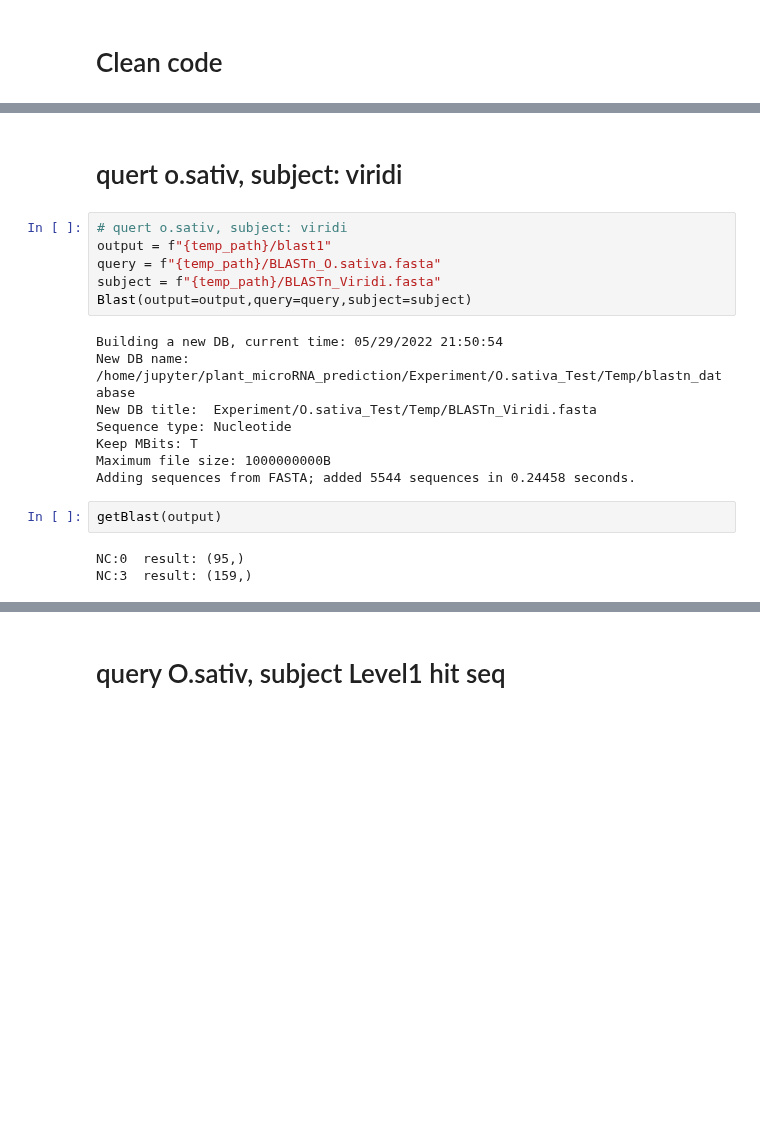
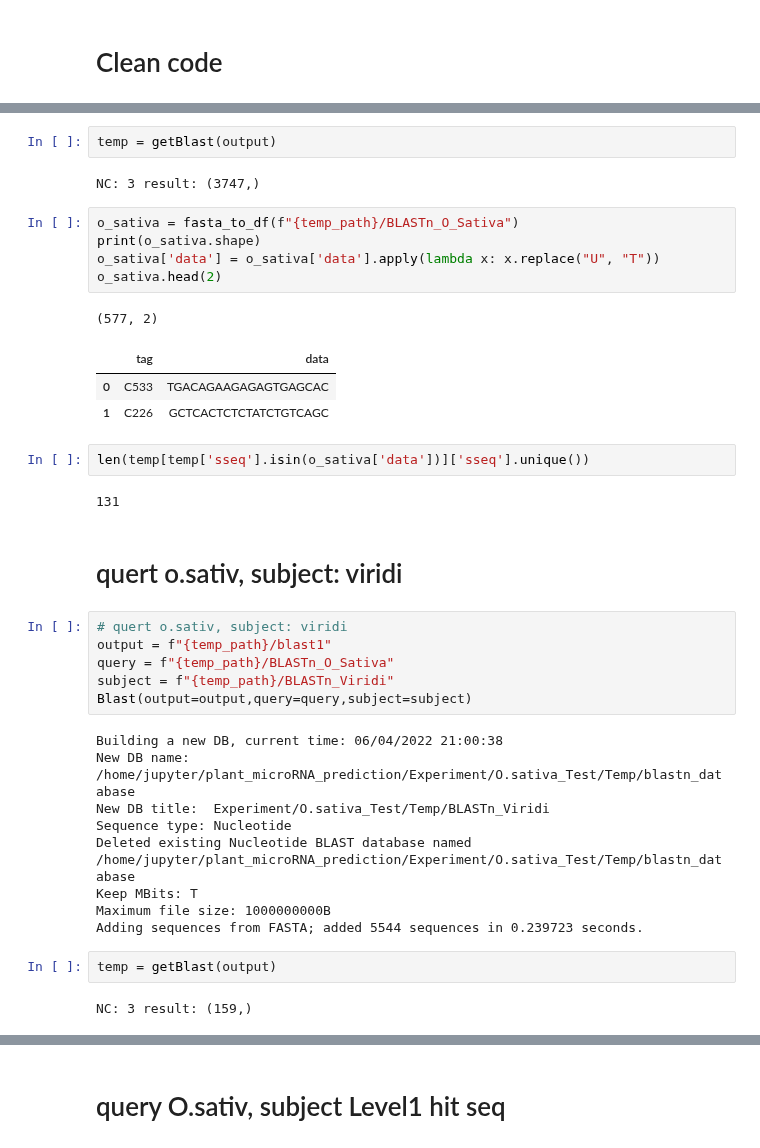
Before and after one commit to Ilia-Abolhasani/amir-p3, a Jupyter notebook: Code-Test.ipynb, the cells around one changed output, grey strips where cells are left out. Drawn from its saved outputs; the diff is of its cells as text; blank space fills up the shorter version.

```diff
--- a/Code-Test.ipynb
+++ b/Code-Test.ipynb
@@ -823,21 +934,39 @@ def getBlast(path):
+# %%
+temp = getBlast(output)
+# %% [output]
+NC: 3 result: (3747,)
+# %%
+o_sativa = fasta_to_df(f"{temp_path}/BLASTn_O_Sativa")
+print(o_sativa.shape)
+o_sativa['data'] = o_sativa['data'].apply(lambda x: x.replace("U", "T"))
+o_sativa.head(2)
+# %% [output]
+(577, 2)
+|  | tag | data |
+| 0 | C533 | TGACAGAAGAGAGTGAGCAC |
+| 1 | C226 | GCTCACTCTCTATCTGTCAGC |
+# %%
+len(temp[temp['sseq'].isin(o_sativa['data'])]['sseq'].unique())
+# %% [output]
+131
 # %% [markdown]
 # quert o.sativ, subject: viridi
 # %%
 # quert o.sativ, subject: viridi
 output = f"{temp_path}/blast1"
-query = f"{temp_path}/BLASTn_O.sativa.fasta"
-subject = f"{temp_path}/BLASTn_Viridi.fasta"
+query = f"{temp_path}/BLASTn_O_Sativa"
+subject = f"{temp_path}/BLASTn_Viridi"
 Blast(output=output,query=query,subject=subject)
 # %% [output]
-Building a new DB, current time: 05/29/2022 21:50:54
+Building a new DB, current time: 06/04/2022 21:00:38
 New DB name:   /home/jupyter/plant_microRNA_prediction/Experiment/O.sativa_Test/Temp/blastn_database
-New DB title:  Experiment/O.sativa_Test/Temp/BLASTn_Viridi.fasta
+New DB title:  Experiment/O.sativa_Test/Temp/BLASTn_Viridi
 Sequence type: Nucleotide
+Deleted existing Nucleotide BLAST database named /home/jupyter/plant_microRNA_prediction/Experiment/O.sativa_Test/Temp/blastn_database
 Keep MBits: T
 Maximum file size: 1000000000B
-Adding sequences from FASTA; added 5544 sequences in 0.24458 seconds.
+Adding sequences from FASTA; added 5544 sequences in 0.239723 seconds.
-# %%
-getBlast(output)
-# %% [output]
-NC:0  result: (95,)
-NC:3  result: (159,)
+# %%
+temp = getBlast(output)
+# %% [output]
+NC: 3 result: (159,)
```
Also changed, not shown: parts of 26 cells of this notebook, 3 other files.
